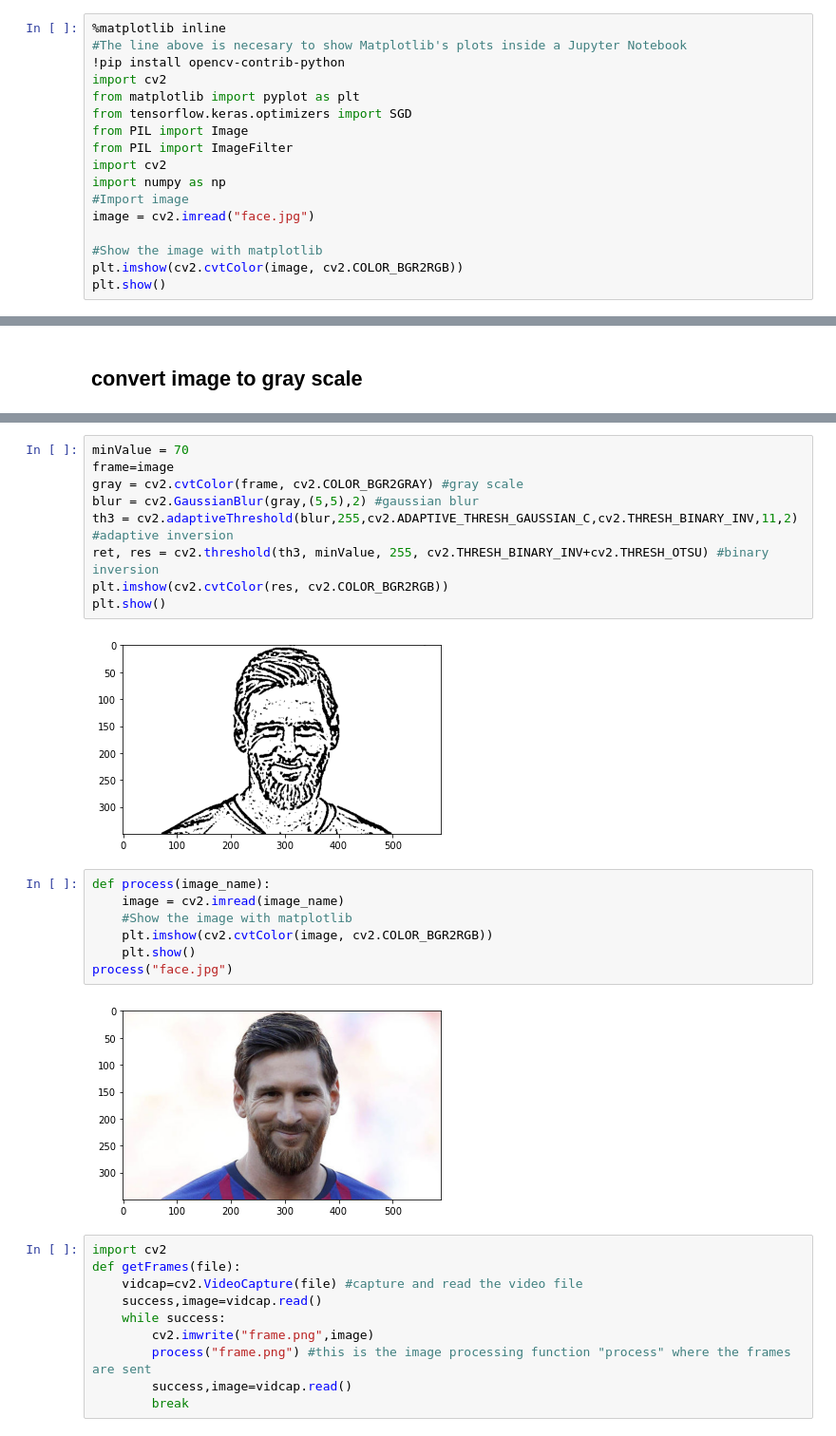
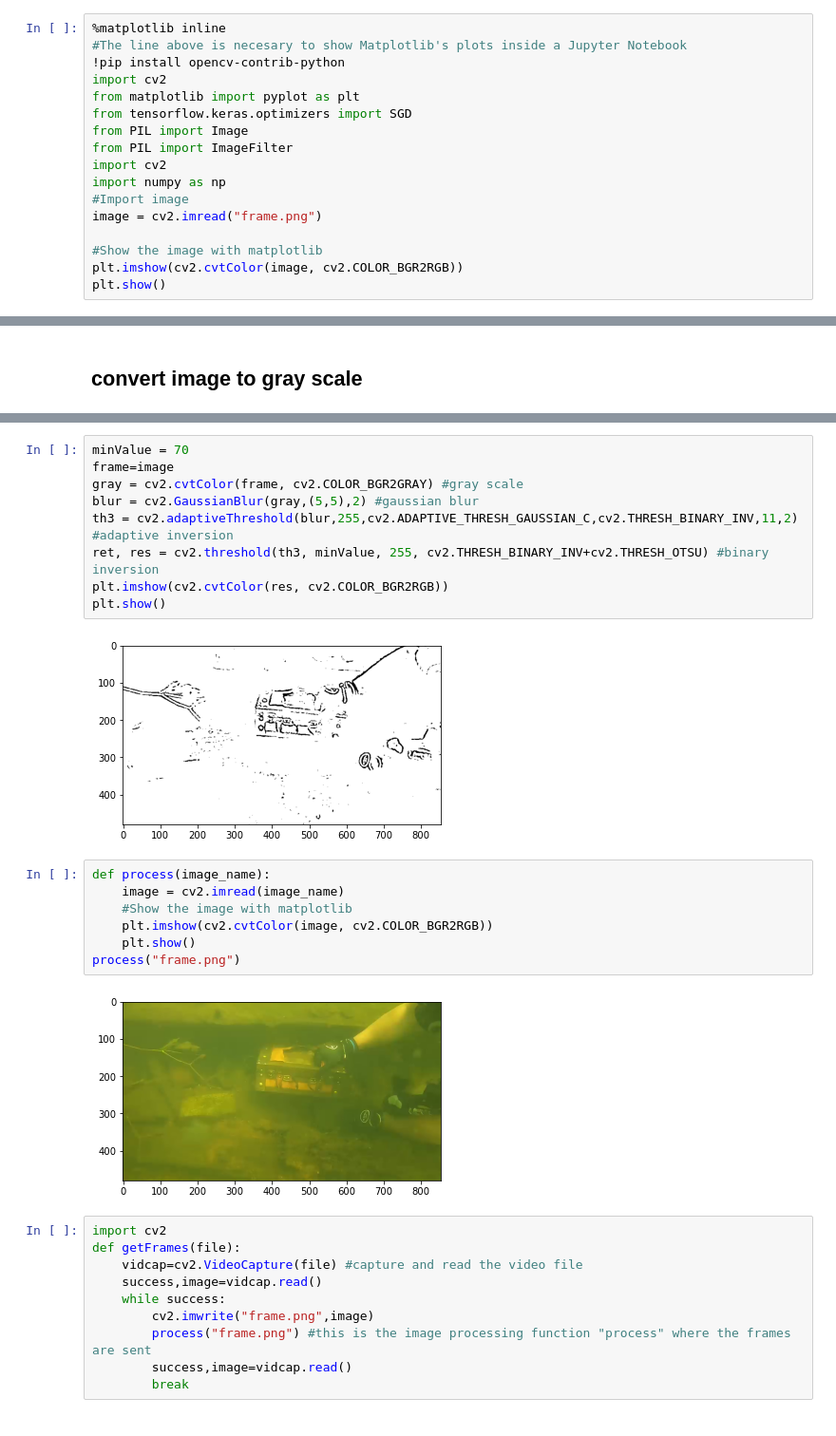
Before and after one commit to VaibhaveS/Focus, a Jupyter notebook: Process.ipynb, the cells around one changed output, grey strips where cells are left out. Shown at 95% size. Saved outputs shown, nothing was run; the diff lists cells and outputs as text.

```diff
--- a/Process.ipynb
+++ b/Process.ipynb
@@ -12,7 +12,7 @@ from PIL import ImageFilter
 import cv2
 import numpy as np
 #Import image
-image = cv2.imread("face.jpg")
+image = cv2.imread("frame.png")
 
 #Show the image with matplotlib
 plt.imshow(cv2.cvtColor(image, cv2.COLOR_BGR2RGB))
@@ -52,16 +52,16 @@ ret, res = cv2.threshold(th3, minValue, 255, cv2.THRESH_BINARY_INV+cv2.THRESH_OT
 plt.imshow(cv2.cvtColor(res, cv2.COLOR_BGR2RGB))
 plt.show()
 # %% [output]
-[figure, old version]
+[figure, new version]
 # %%
 def process(image_name):
     image = cv2.imread(image_name)
     #Show the image with matplotlib
     plt.imshow(cv2.cvtColor(image, cv2.COLOR_BGR2RGB))
     plt.show()
-process("face.jpg")
+process("frame.png")
 # %% [output]
-[figure, old version]
+[figure, new version]
 # %%
 import cv2
 def getFrames(file):
```
Also changed, not shown: parts of 14 cells of this notebook.
